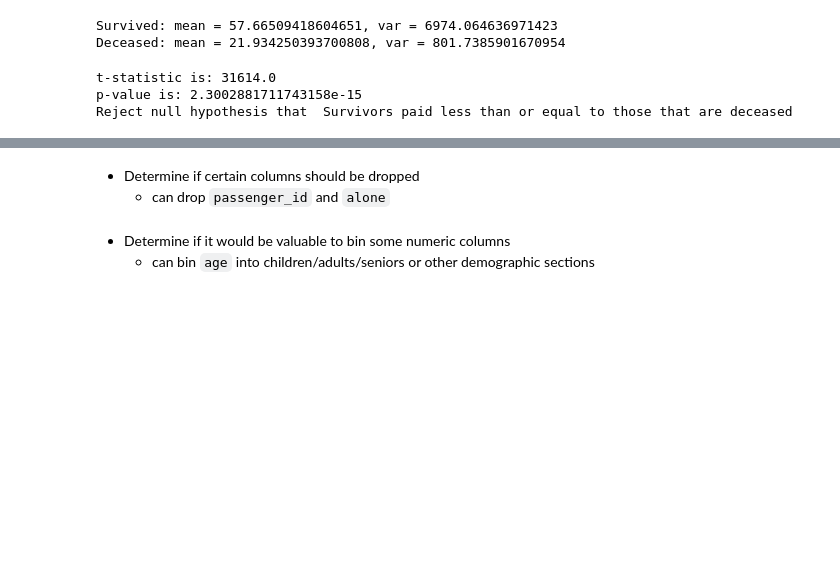
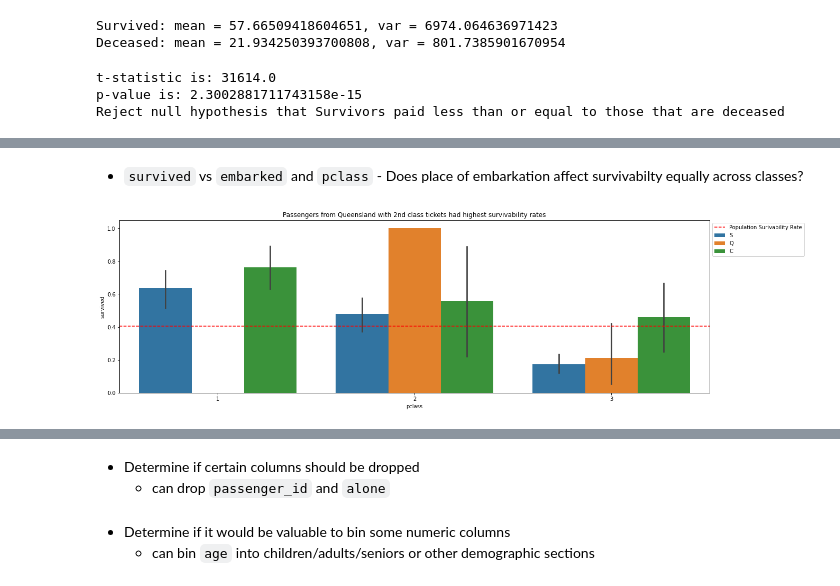
Before and after one commit to joshua-shorterivey/classification-exercises, a Jupyter notebook: classification_exercises.ipynb, the cells around one changed output, grey strips where cells are left out. Saved outputs shown, nothing was run; the diff lists cells and outputs as text; code cells hidden in the pictures; blank space fills up the shorter version.

```diff
--- a/classification_exercises.ipynb
+++ b/classification_exercises.ipynb
@@ -841,0 +882,11 @@ Reject null hypothesis that  Survivors paid less than or equal to those that are
+# %% [markdown]
+*  `survived` vs `embarked` and `pclass` - Does place of embarkation affect survivabilty equally across classes?
+# %%
+sns.barplot(data=train_titanic, x='pclass', y='survived', hue='embarked')
+plt.axhline(train_titanic.survived.mean(), color='red', linestyle='dashed', label='Population Surivability Rate')
+plt.legend(loc='upper left', bbox_to_anchor=(1,1))
+plt.title('Passengers from Queensland with 2nd class tickets had highest survivability rates')
+plt.gcf().set_size_inches(20,6)
+plt.show()
+# %% [output]
+[figure, added]
```
Also changed, not shown: parts of 54 cells of this notebook.
